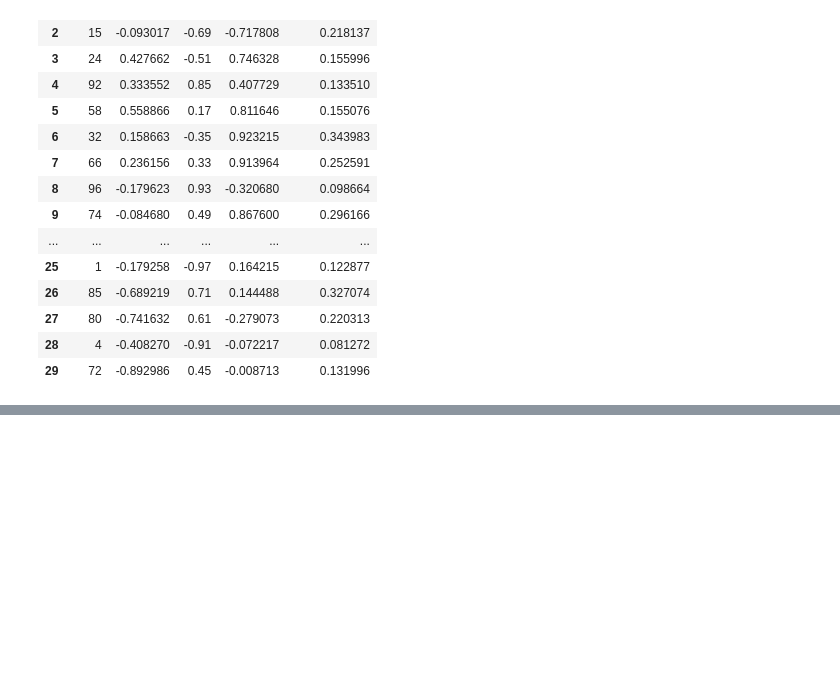
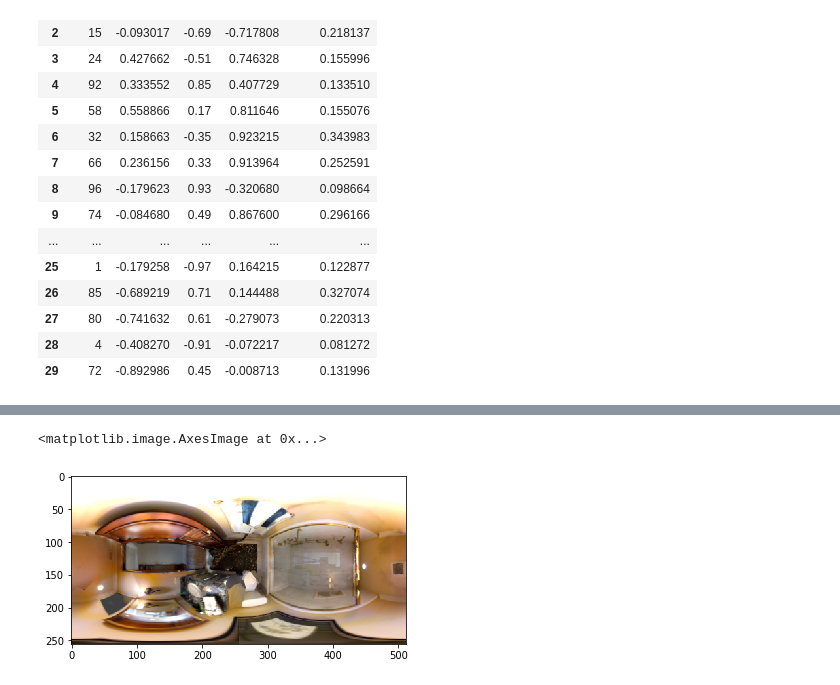
Before and after one commit to PauloGamarra/OmniDepth-PyTorch, a Jupyter notebook: rotations_eval.ipynb, the cells around one changed output, grey strips where cells are left out. Saved outputs shown, nothing was run; the diff lists cells and outputs as text; code cells hidden in the pictures; blank space fills up the shorter version.

```diff
--- a/rotations_eval.ipynb
+++ b/rotations_eval.ipynb
@@ -31,0 +65,12 @@ results[:30]
+# %%
+r_euler = R.from_euler('zyx', [90,0,0], degrees=True)
+# %%
+r_euler1 = R.from_euler('zyx', [0,90,0], degrees=True)
+# %%
+rot_pano_part1 = synthesizeRotation(pano, r_euler.as_matrix())
+rot_pano_part2 = synthesizeRotation(rot_pano_part1, r_euler1.as_matrix())
+# %%
+plt.imshow(rot_pano_part2)
+# %% [output]
+<matplotlib.image.AxesImage at 0x...>
+[figure, added]
```
Also changed, not shown: parts of 32 cells of this notebook, 27 other files.
